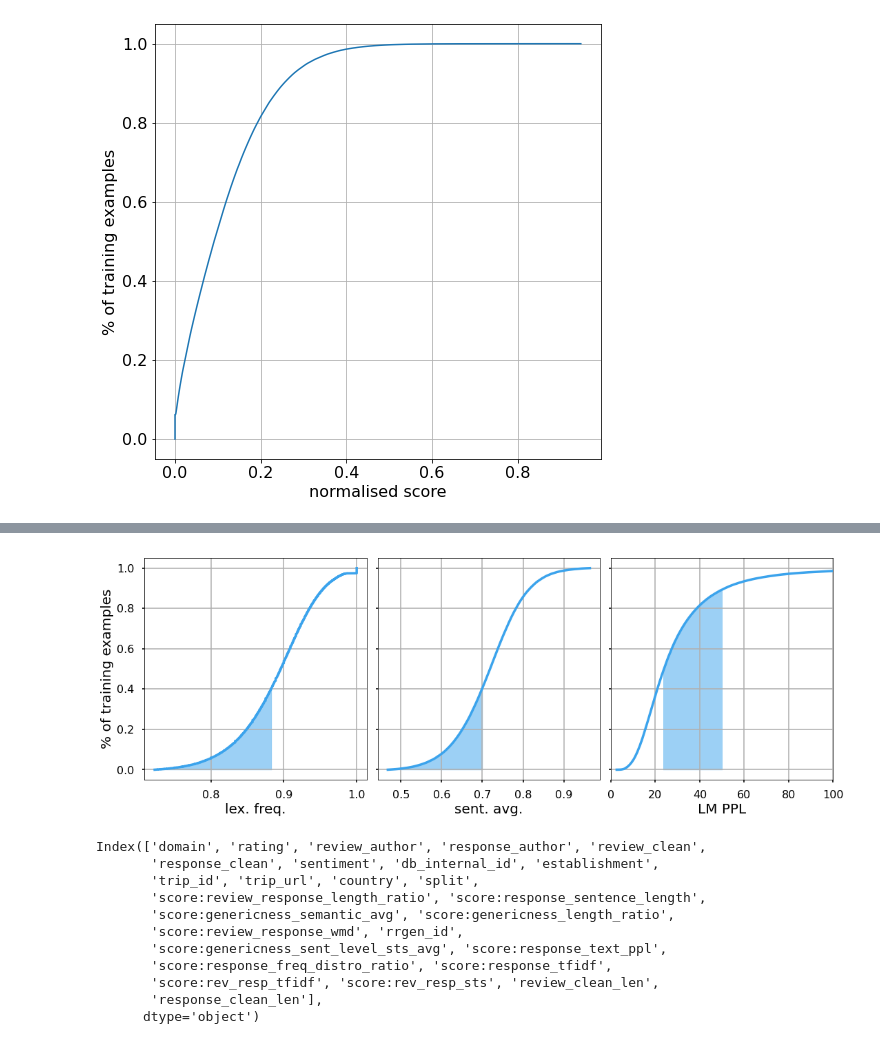
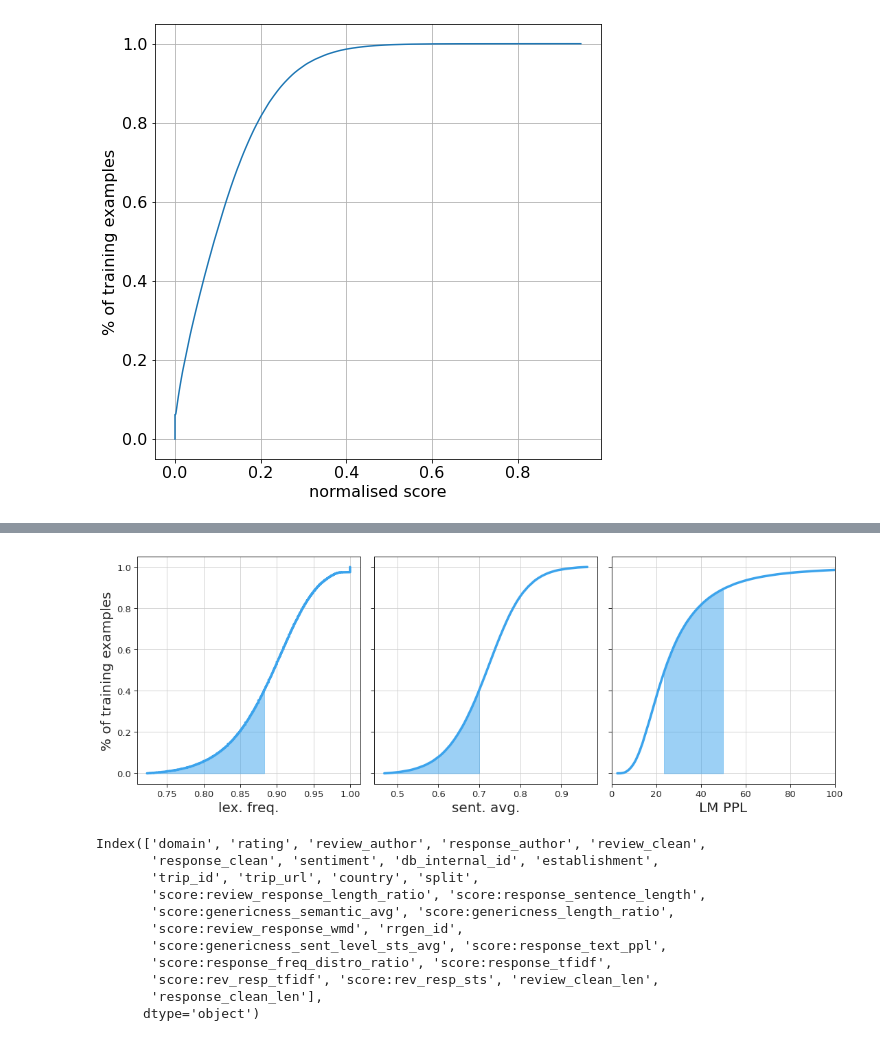
Before and after one commit to ZurichNLP/specific_hospo_respo, a Jupyter notebook: scripts/analyses/visualise_scores_for_filtering.ipynb, the cells around one changed output, grey strips where cells are left out. Cells and saved outputs as stored; diff of their text form; code cells hidden in the pictures.

```diff
--- a/scripts/analyses/visualise_scores_for_filtering.ipynb
+++ b/scripts/analyses/visualise_scores_for_filtering.ipynb
@@ -24,7 +24,7 @@ from statsmodels.distributions.empirical_distribution import ECDF
 
 from sklearn.preprocessing import MinMaxScaler
 # %%
-data_dir = Path('../hotel/500k')
+data_dir = Path('../../data/hotel/500k')
 scored_data = [
     'trip_hotels.pkl',
     'trip_hotels.gen_sts_scores.pkl',
@@ -164,7 +174,7 @@ score_column_keys = list(score_columns.keys())
 
 with plt.style.context('seaborn-talk'):
     fs = 16
-    f, axs = plt.subplots(2, 3, figsize=(20, 12), sharey=True)
+    f, axs = plt.subplots(1, 3, figsize=(15, 5), sharey=True)
     for i, ax in enumerate(axs.reshape(-1)):
         if i > len(score_columns)-1:
             break
@@ -206,63 +216,72 @@ Text(0.5, 0, 'normalised score')
 [figure]
 # %%
 cm = sns.color_palette("husl")
+
+sns.set(style='ticks', palette='colorblind', color_codes=True, context='paper', font_scale=1.5)
+# for paper
+# sns.set_context("paper")
 
 fill = True
 fs = 20
 
-with plt.style.context('seaborn-poster'):
+# with plt.style.context('seaborn-poster'):
 
-    f, axs = plt.subplots(1, 3, figsize=(16, 6), sharey=True)
+f, axs = plt.subplots(1, 3, figsize=(16, 6), sharey=True)
 #     f.add_subplot(111, frameon=False)
 #     plt.xlabel('normalised score', fontsize=fontsize)
-    f.add_subplot(111, frameon=False)
-    plt.tick_params(labelcolor='none', top=False, bottom=False, left=False, right=False)
+f.add_subplot(111, frameon=False)
+plt.tick_params(labelcolor='none', top=False, bottom=False, left=False, right=False)
 
-    plt.ylabel('% of training examples', fontsize=fs)
-    # hide tick and tick label of the big axis
+plt.ylabel('% of training examples', fontsize=fs)
+# hide tick and tick label of the big axis
 
-    for i, ax in enumerate(axs.reshape(-1)):
-        if i > len(score_columns)-1:
-            break
-        key = list(score_columns.keys())[i]
+for i, ax in enumerate(axs.reshape(-1)):
+    if i > len(score_columns)-1:
+        break
+    key = list(score_columns.keys())[i]
 
 
 #         if key == 'score:rev_resp_tfidf': # outliers range is > 4000
 #             ecdf = compute_ecdf(df, key)
 #         else:
-        ecdf = compute_ecdf_without_outliers(df, key)
+    ecdf = compute_ecdf_without_outliers(df, key)
 
-        ax.plot(ecdf.x, ecdf.y, color=cm[-2], lw=3.5)# label=score_columns[key])
-        ax.set_xlabel(score_columns[key]['label'], fontsize=fs)
-        ax.set_yticks(np.arange(0,1.1, 0.2), minor=False)
+    ax.plot(ecdf.x, ecdf.y, color=cm[-2], lw=3.5)# label=score_columns[key])
+    ax.set_xlabel(score_columns[key]['label'], fontsize=fs)
+    ax.set_yticks(np.arange(0,1.1, 0.2), minor=False)
 
-        if key == 'score:response_text_ppl':
-            ax.set_xlim(left=0, right=100)
+    if key == 'score:response_text_ppl':
+        ax.set_xlim(left=0, right=100)
+        ax.set_xticks(np.arange(0,100, 20), minor=True)
 
-        elif key == 'score:rev_resp_sts':
-            ax.set_xticks(np.arange(0.0,1.0, 0.2))
+    # elif key == 'score:rev_resp_sts':
+    #     ax.set_xticks(np.arange(0.0,1.01, 0.1), minor=True)
 
-        elif key == 'score:response_freq_distro_ratio':
-            ax.set_xticks(np.arange(0.7,1.0, 0.1), minor=False)
+    elif key == 'score:genericness_sent_level_sts_avg':
+        # ax.set_xlim(left=0.4, right=1.0)
+        ax.set_xticks(np.arange(0.4,1.0, 0.1), minor=True)
 
-        elif key == 'score:rev_resp_tfidf':
-            ax.set_xticks(np.arange(0.0,0.41, 0.1), minor=True)
+    # elif key == 'score:response_freq_distro_ratio':
+    #     ax.set_xticks(np.arange(0.7,1.01, 0.1), minor=True)
 
-        ax.grid()
-        x0 = score_columns[key].get('min', min(ecdf.x))
-        x1 = score_columns[key].get('max', max(ecdf.x))
-        print(x0, x1)
-        # shade areas within thresholds
-        if fill:
-            ax.fill_between(ecdf.x, ecdf.y, where=(ecdf.x > x0) & (ecdf.x < x1), color=cm[-2], alpha=0.5)
+    # elif key == 'score:rev_resp_tfidf':
+    #     ax.set_xticks(np.arange(0.0,0.41, 0.1), minor=True)
 
-    plt.tight_layout()
+    ax.grid()
+    x0 = score_columns[key].get('min', min(ecdf.x))
+    x1 = score_columns[key].get('max', max(ecdf.x))
 
+    # shade areas within thresholds
     if fill:
-        plt.savefig('./plots/score_ecdf_plots_filled_3.pdf', dpi=300)
-        plt.savefig('./plots/score_ecdf_plots_filled_3.png', dpi=300)
-#     else:
-#         plt.savefig('./plots/score_ecdf_plots.pdf', dpi=300)
-#         plt.savefig('./plots/score_ecdf_plots.png', dpi=300)
+        ax.fill_between(ecdf.x, ecdf.y, where=(ecdf.x > x0) & (ecdf.x < x1), color=cm[-2], alpha=0.5)
+
+plt.tight_layout()
+
+if fill:
+    plt.savefig('./plots/score_ecdf_plots_filled_3.pdf', dpi=300)
+    plt.savefig('./plots/score_ecdf_plots_filled_3.png', dpi=300)
+# #     else:
+# #         plt.savefig('./plots/score_ecdf_plots.pdf', dpi=300)
+# #         plt.savefig('./plots/score_ecdf_plots.png', dpi=300)
 # %% [output]
 removed 3518 outliers from df with 450367 items based on score:response_freq_distro_ratio
@@ -274,4 +290,4 @@ removed 935 outliers from df with 450367 items based on score:response_text_ppl
-[figure, old version]
+[figure, new version]
 # %%
 print(df.columns)
 df['response_wlen'] = df['response_clean'].apply(lambda x: len(x.split()))
```
Also changed, not shown: parts of 7 cells of this notebook, 3 other files.
